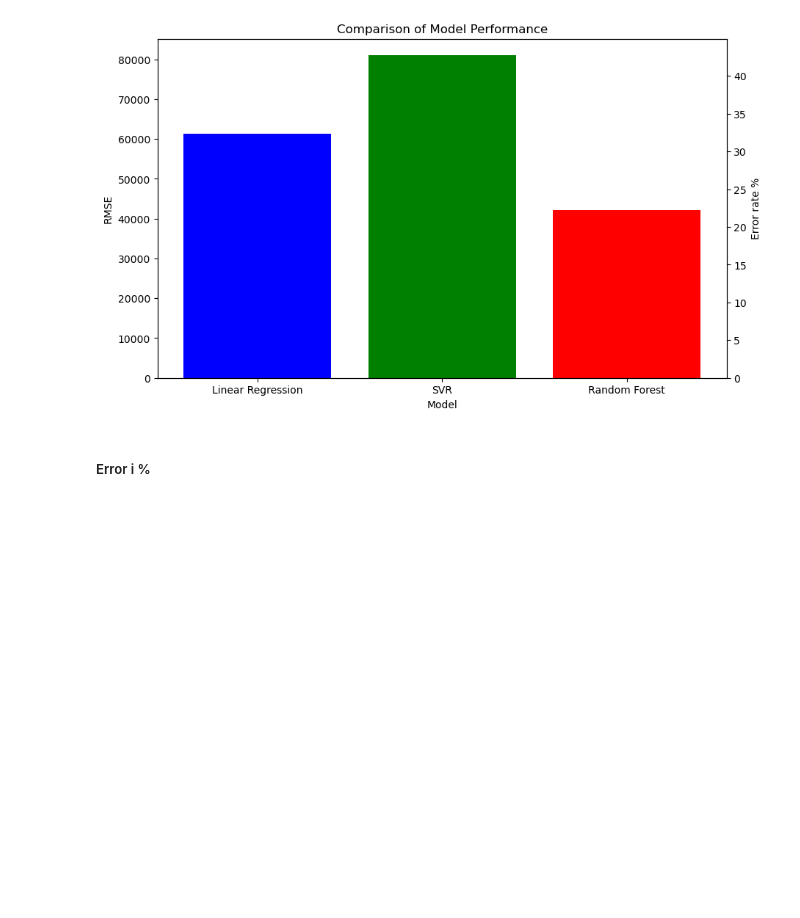
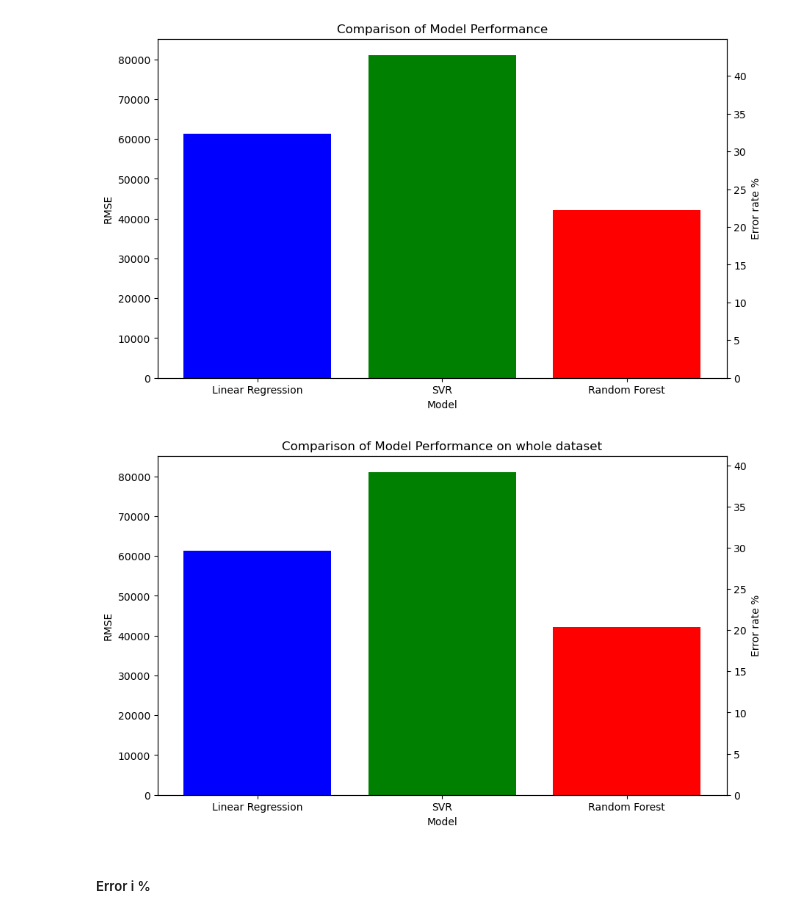
Before and after one commit to 5teef/Housing-AI, a Jupyter notebook: kunskapskontroll_houseprices.ipynb, the cells around one changed output. Cells and saved outputs as stored; diff of their text form; code cells hidden in the pictures; blank space fills up the shorter version.

Commit message:
General cleaning up
To remove duplicate imports and unecessary charts etc

```diff
--- a/kunskapskontroll_houseprices.ipynb
+++ b/kunskapskontroll_houseprices.ipynb
@@ -35,3 +30,8 @@ from sklearn.model_selection import GridSearchCV
 ##### Läsa in CSV
 # %%
 housing = pd.read_csv('data/housing.csv')
+# %%
+mean_median_house_value = housing['median_house_value'].mean()
+print(mean_median_house_value)
+median_median_house_value = housing['median_house_value'].median()
+print(median_median_house_value)
@@ -661,5 +588,31 @@ plt.title('Comparison of Model Performance')
 plt.show()
 # %% [output]
 [figure]
+# %%
+# This code creates a chart that displays the error rate based upon RMSE divided by mean of the median house value for the whole dataset, including outliers
+
+models = ['Linear Regression', 'SVR', 'Random Forest']
+
+rmse_values = [rmse_lin_reg, rmse_svr_best, rmse]
+percent_values = [(value / mean_median_house_value) * 100 for value in rmse_values]
+
+fig, ax1 = plt.subplots(figsize=(10, 6))
+
+ax1.bar(models, rmse_values, color=['blue', 'green', 'red'])
+ax1.set_xlabel('Model')
+ax1.set_ylabel('RMSE', color='black')
+ax1.tick_params(axis='y', labelcolor='black')
+
+ax2 = ax1.twinx()
+ax2.set_ylabel('Error rate %', color='black')  # customize label as needed
+ax2.tick_params(axis='y', labelcolor='black')
+
+ax2.set_ylim(ax1.get_ylim()[0] / mean_median_house_value* 100, ax1.get_ylim()[1] / mean_median_house_value * 100)
+
+plt.title('Comparison of Model Performance on whole dataset')
+
+plt.show()
+# %% [output]
+[figure, added]
 # %% [markdown]
 ##### Error i %
```
Also changed, not shown: parts of 22 cells of this notebook.
